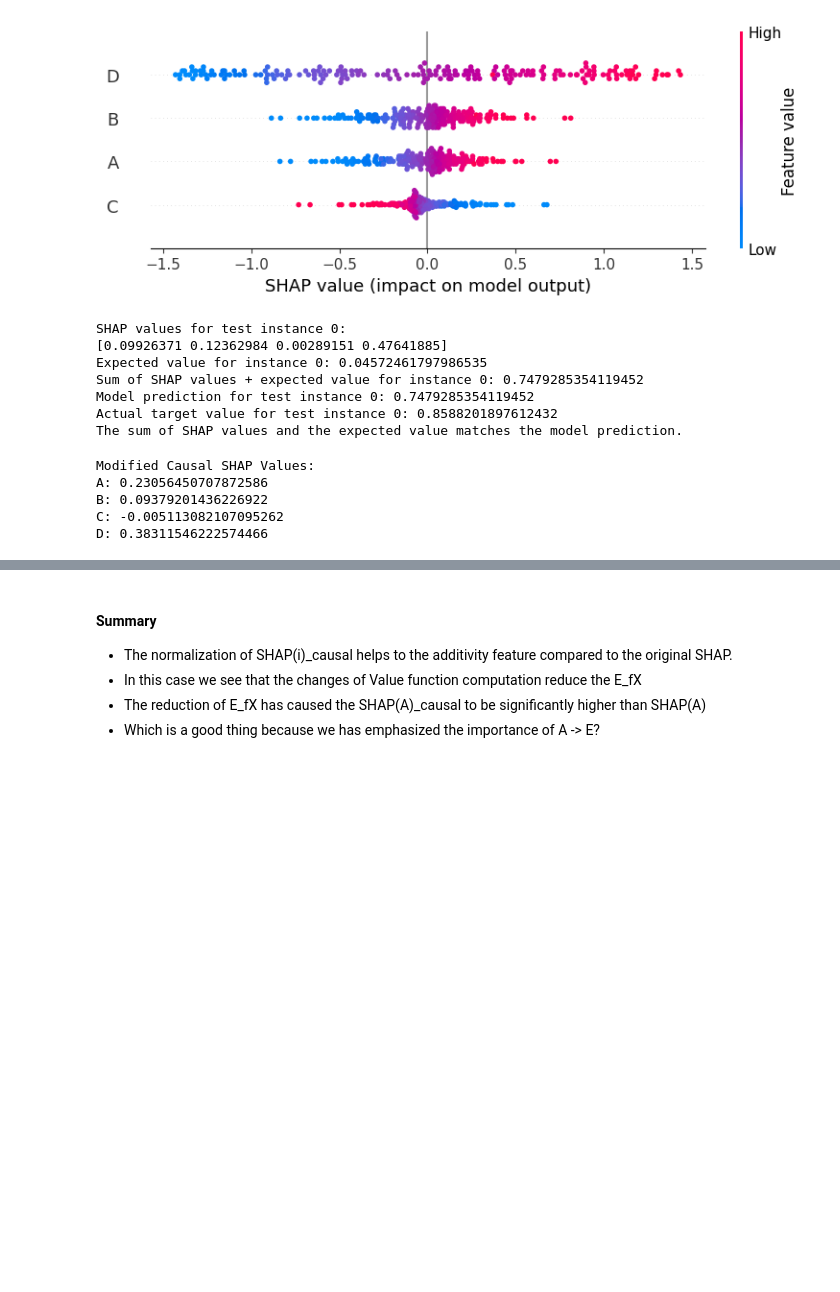
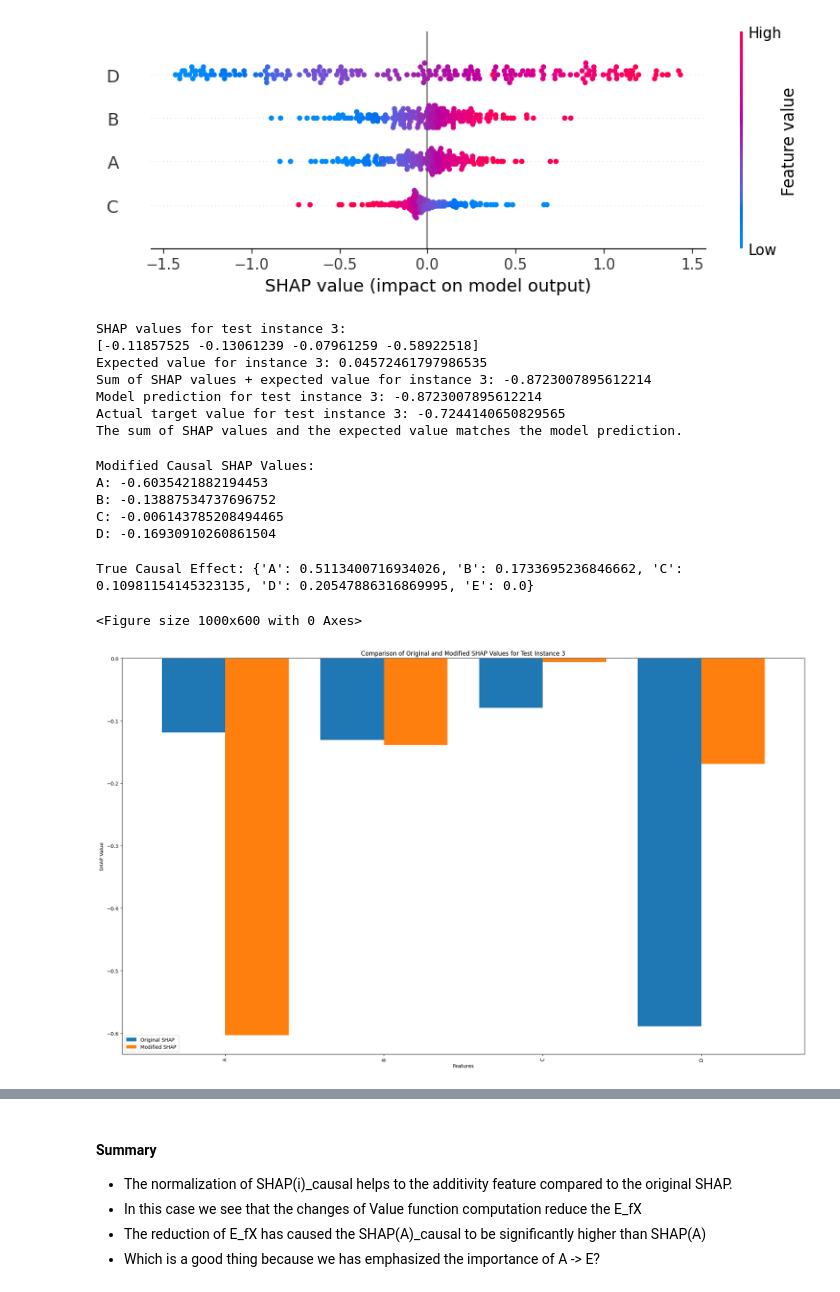
Before and after one commit to woonyee28/CausalSHAP, a Jupyter notebook: code/python/causal_shap/main_synthetic.ipynb, the cells around one changed output, grey strips where cells are left out. Drawn from its saved outputs; the diff is of its cells as text; code cells hidden in the pictures; blank space fills up the shorter version.

```diff
--- a/code/python/causal_shap/main_synthetic.ipynb
+++ b/code/python/causal_shap/main_synthetic.ipynb
@@ -55,7 +59,8 @@ shap.summary_plot(shap_values, X_test)
 # %% [output]
 [figure]
 # %%
-i = 0
+# Good Result: 10
+i = 3
 
 print(f"SHAP values for test instance {i}:")
 print(shap_values[i])
@@ -75,16 +80,14 @@ if np.isclose(shap_sum, model_prediction, atol=1e-6):
 else:
     print("There is a discrepancy between the SHAP sum and the model prediction.")
 # %% [output]
-SHAP values for test instance 0:
-[0.09926371 0.12362984 0.00289151 0.47641885]
-Expected value for instance 0: 0.04572461797986535
-Sum of SHAP values + expected value for instance 0: 0.7479285354119452
-Model prediction for test instance 0: 0.7479285354119452
-Actual target value for test instance 0: 0.8588201897612432
+SHAP values for test instance 3:
+[-0.11857525 -0.13061239 -0.07961259 -0.58922518]
+Expected value for instance 3: 0.04572461797986535
+Sum of SHAP values + expected value for instance 3: -0.8723007895612214
+Model prediction for test instance 3: -0.8723007895612214
+Actual target value for test instance 3: -0.7244140650829565
 The sum of SHAP values and the expected value matches the model prediction.
 # %%
-from causal_inference import CausalInference
-
 target_variable = 'E'
 
 # Ensure that y_test is reset to have a sequential index
@@ -103,7 +106,7 @@ ci = CausalInference(data=data_with_E, model=model, target_variable=target_varia
 ci.load_causal_strengths('../../../Result/R/Mean_Causal_Effect_Synthetic.json')
 
 # Prepare the instance to explain (ensure it's a Series with feature names)
-x_instance = pd.Series(X_test_scaled_df.iloc[0], index=X_test_scaled_df.columns)
+x_instance = pd.Series(X_test_scaled_df.iloc[i], index=X_test_scaled_df.columns)
 
 # Compute the modified SHAP values
 phi_normalized = ci.compute_modified_shap(x_instance)
@@ -114,10 +117,56 @@ for feature, value in phi_normalized.items():
     print(f"{feature}: {value}")
 # %% [output]
 Modified Causal SHAP Values:
-A: 0.23056450707872586
-B: 0.09379201436226922
-C: -0.005113082107095262
-D: 0.38311546222574466
+A: -0.6035421882194453
+B: -0.13887534737696752
+C: -0.006143785208494465
+D: -0.16930910260861504
+# %%
+shap_totals = {feature: 0 for feature in X_test_scaled_df.columns}
+for i in range(len(X_test)):
+    x_instance = pd.Series(X_test_scaled_df.iloc[i], index=X_test_scaled_df.columns)
+    phi_normalized = ci.compute_modified_shap(x_instance)
+    for feature, value in phi_normalized.items():
+            shap_totals[feature] += value
+
+# Compute the average SHAP values by dividing the totals by the number of test instances
+num_instances = len(X_test)
+shap_averages = {feature: total / num_instances for feature, total in shap_totals.items()}
+
+# Output the average SHAP values
+print("Average Modified Causal SHAP Values:")
+for feature, avg_value in shap_averages.items():
+    print(f"{feature}: {avg_value}")
+# %%
+print(f"True Causal Effect: {ci.gamma}")
+# %% [output]
+True Causal Effect: {'A': 0.5113400716934026, 'B': 0.1733695236846662, 'C': 0.10981154145323135, 'D': 0.20547886316869995, 'E': 0.0}
+# %%
+import matplotlib.pyplot as plt
+
+# Extract the original SHAP values and modified SHAP values into a DataFrame
+features = X_test_scaled_df.columns  # Feature names from the dataset
+original_shap_values = pd.Series(shap_values[i], index=features)
+modified_shap_values = pd.Series(phi_normalized, index=features)
+
+# Combine both sets of values into a DataFrame for comparison
+shap_comparison_df = pd.DataFrame({
+    'Original SHAP': original_shap_values,
+    'Modified SHAP': modified_shap_values
+})
+
+# Plot the comparison
+plt.figure(figsize=(10, 6))
+shap_comparison_df.plot(kind='bar', width=0.8)
+plt.title(f"Comparison of Original and Modified SHAP Values for Test Instance {i}")
+plt.xlabel("Features")
+plt.ylabel("SHAP Value")
+plt.xticks(rotation=90)
+plt.tight_layout()
+plt.show()
+# %% [output]
+<Figure size 1000x600 with 0 Axes>
+[figure, added]
 # %%
 # Precompute E[f(X)]
 E_fX = ci.model.predict(ci.data[['A','B','C','D']]).mean()
```
Also changed, not shown: parts of 6 cells of this notebook, 8 other files.
